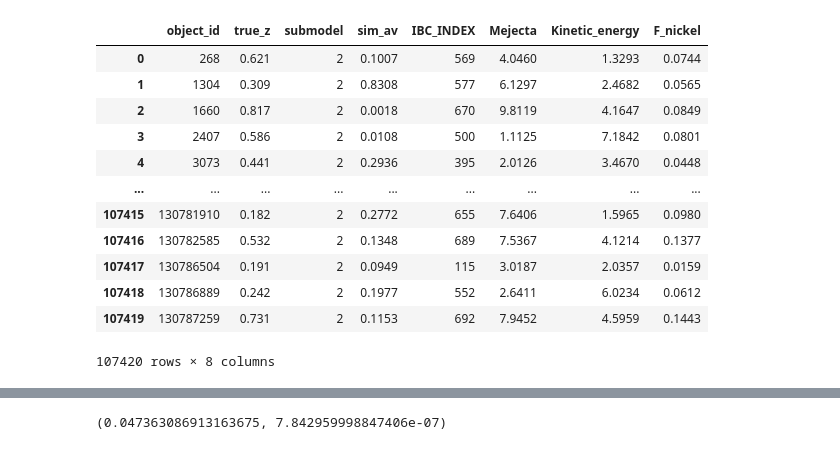
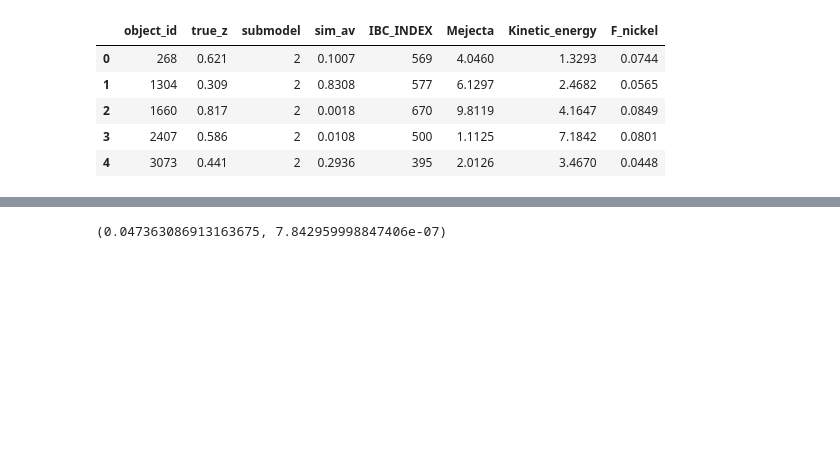
Before and after one commit to asmuzsoy/beams_ext, a Jupyter notebook: fit_many_ibc.ipynb, the cells around one changed output, grey strips where cells are left out. Saved outputs shown, nothing was run; the diff lists cells and outputs as text; code cells hidden in the pictures; blank space fills up the shorter version.

```diff
--- a/fit_many_ibc.ipynb
+++ b/fit_many_ibc.ipynb
@@ -159,21 +148,14 @@ class ArnettSource(sncosmo.Source):
 ibc_df = read_csv("merged_ibc_with_redshift.csv")
 ia_df = read_csv("merged_modelpar_Ia_with_redshift.csv")
 # %%
-ibc_df
+ibc_df.head()
 # %% [output]
 |  | object_id | true_z | submodel | sim_av | IBC_INDEX | Mejecta | Kinetic_energy | F_nickel |
 | 0 | 268 | 0.621 | 2 | 0.1007 | 569 | 4.0460 | 1.3293 | 0.0744 |
 | 1 | 1304 | 0.309 | 2 | 0.8308 | 577 | 6.1297 | 2.4682 | 0.0565 |
 | 2 | 1660 | 0.817 | 2 | 0.0018 | 670 | 9.8119 | 4.1647 | 0.0849 |
 | 3 | 2407 | 0.586 | 2 | 0.0108 | 500 | 1.1125 | 7.1842 | 0.0801 |
 | 4 | 3073 | 0.441 | 2 | 0.2936 | 395 | 2.0126 | 3.4670 | 0.0448 |
-| ... | ... | ... | ... | ... | ... | ... | ... | ... |
-| 107415 | 130781910 | 0.182 | 2 | 0.2772 | 655 | 7.6406 | 1.5965 | 0.0980 |
-| 107416 | 130782585 | 0.532 | 2 | 0.1348 | 689 | 7.5367 | 4.1214 | 0.1377 |
-| 107417 | 130786504 | 0.191 | 2 | 0.0949 | 115 | 3.0187 | 2.0357 | 0.0159 |
-| 107418 | 130786889 | 0.242 | 2 | 0.1977 | 552 | 2.6411 | 6.0234 | 0.0612 |
-| 107419 | 130787259 | 0.731 | 2 | 0.1153 | 692 | 7.9452 | 4.5959 | 0.1443 |
-107420 rows × 8 columns
 # %%
 times = np.linspace(0.1,100,100) # days
 wavelengths = np.linspace(2000,12000,10) # Angstroms
```
Also changed, not shown: parts of 10 cells of this notebook.
